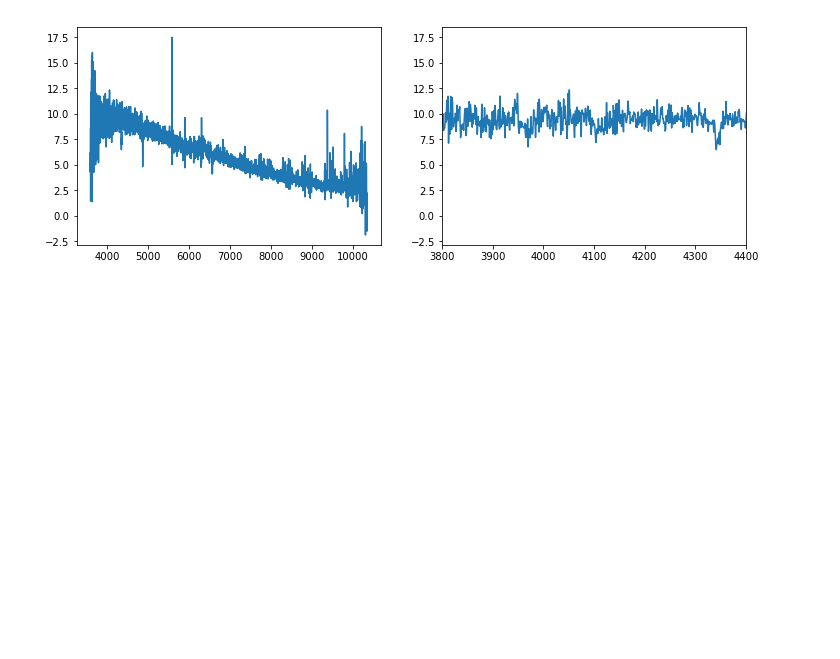
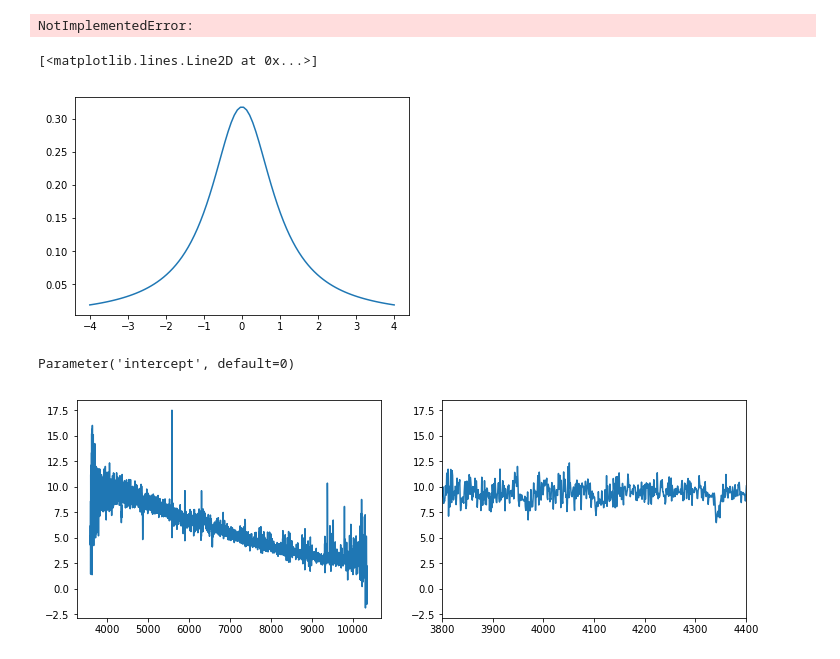
Before and after one commit to astrophysically/WDSpectralFitting, a Jupyter notebook: notebooks/Spectra_Quality.ipynb, the cells around one changed output. Saved outputs shown, nothing was run; the diff lists cells and outputs as text; code cells hidden in the pictures; blank space fills up the shorter version.

Commit message:
Levy-Stable
Update

```diff
--- a/notebooks/Spectra_Quality.ipynb
+++ b/notebooks/Spectra_Quality.ipynb
@@ -17,3 +21,16 @@ import matplotlib.patches as patches
 # %%
 good_WD = Table.read('DA_with_LP_Mike_old.dat',format='ascii')
 lambda_balmer = np.array([6563, 4861, 4341, 4102, 3970, 3889])
+# %%
+alpha, beta = 0.357, -0.675
+m, v, s, k = levy_stable.stats(alpha,beta,moments='mvsk')
+# %% [output]
+NotImplementedError:
+# %%
+x = np.linspace(-4,4,100)
+alpha = 1.0
+beta = 0.0
+plt.plot(x,levy(x,alpha,beta,mu=0))
+# %% [output]
+[<matplotlib.lines.Line2D at 0x...>]
+[figure, added]
@@ -20,3 +40,7 @@ lambda_balmer = np.array([6563, 4861, 4341, 4102, 3970, 3889])
+# %%
+models.Linear1D.intercept
+# %% [output]
+Parameter('intercept', default=0)
 # %%
 def get_filename(plate,mjd,fiber,wd):
     try:
```
Also changed, not shown: parts of 5 cells of this notebook, 3 other files.
